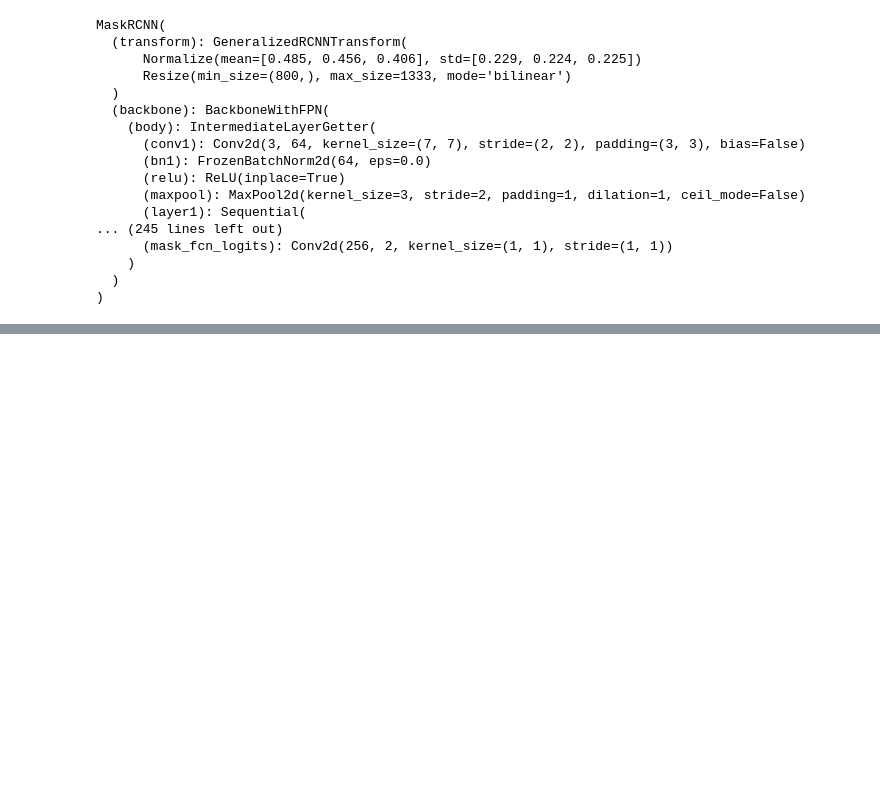
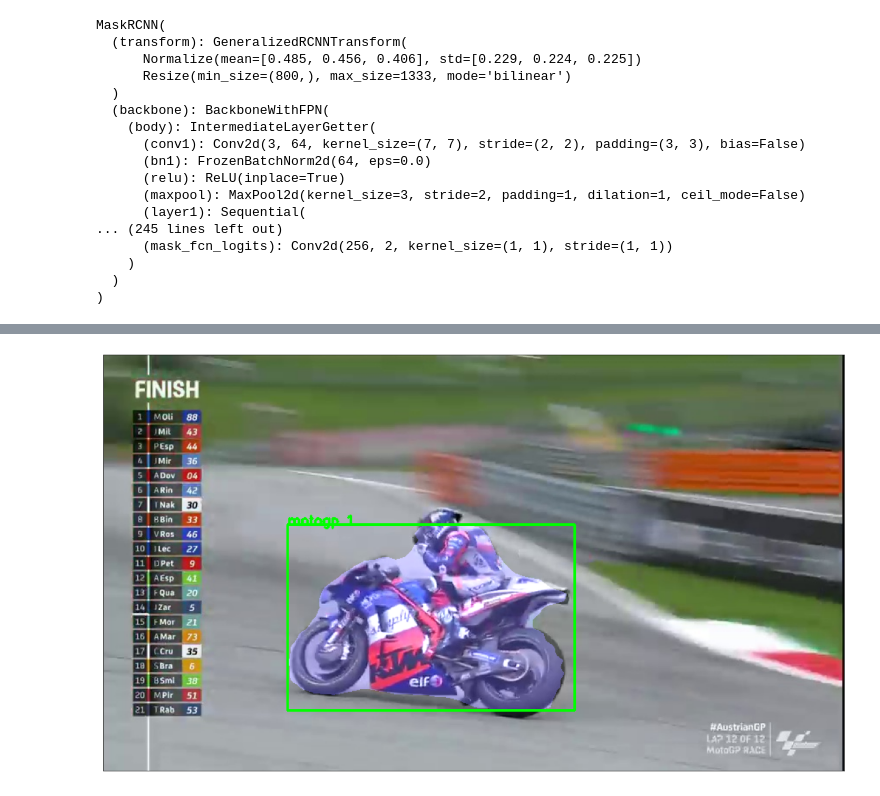
Before and after one commit to RenardiAdryan/maskrcnn_pytorch, a Jupyter notebook: motogp_train.ipynb, the cells around one changed output, grey strips where cells are left out. Saved outputs shown, nothing was run; the diff lists cells and outputs as text; code cells hidden in the pictures; blank space fills up the shorter version.

```diff
--- a/motogp_train.ipynb
+++ b/motogp_train.ipynb
@@ -429,0 +458,4 @@ segment_instance('Motogp/MotoImages/motogp2020.mp4-frame04225_0170.jpg', confide
+# %%
+segment_instance('Motogp\images\motogp2020.mp4-frame02275_0092.jpg', confidence=0.9)
+# %% [output]
+[figure, added]
```
Also changed, not shown: parts of 4 cells of this notebook, 1 other file.
